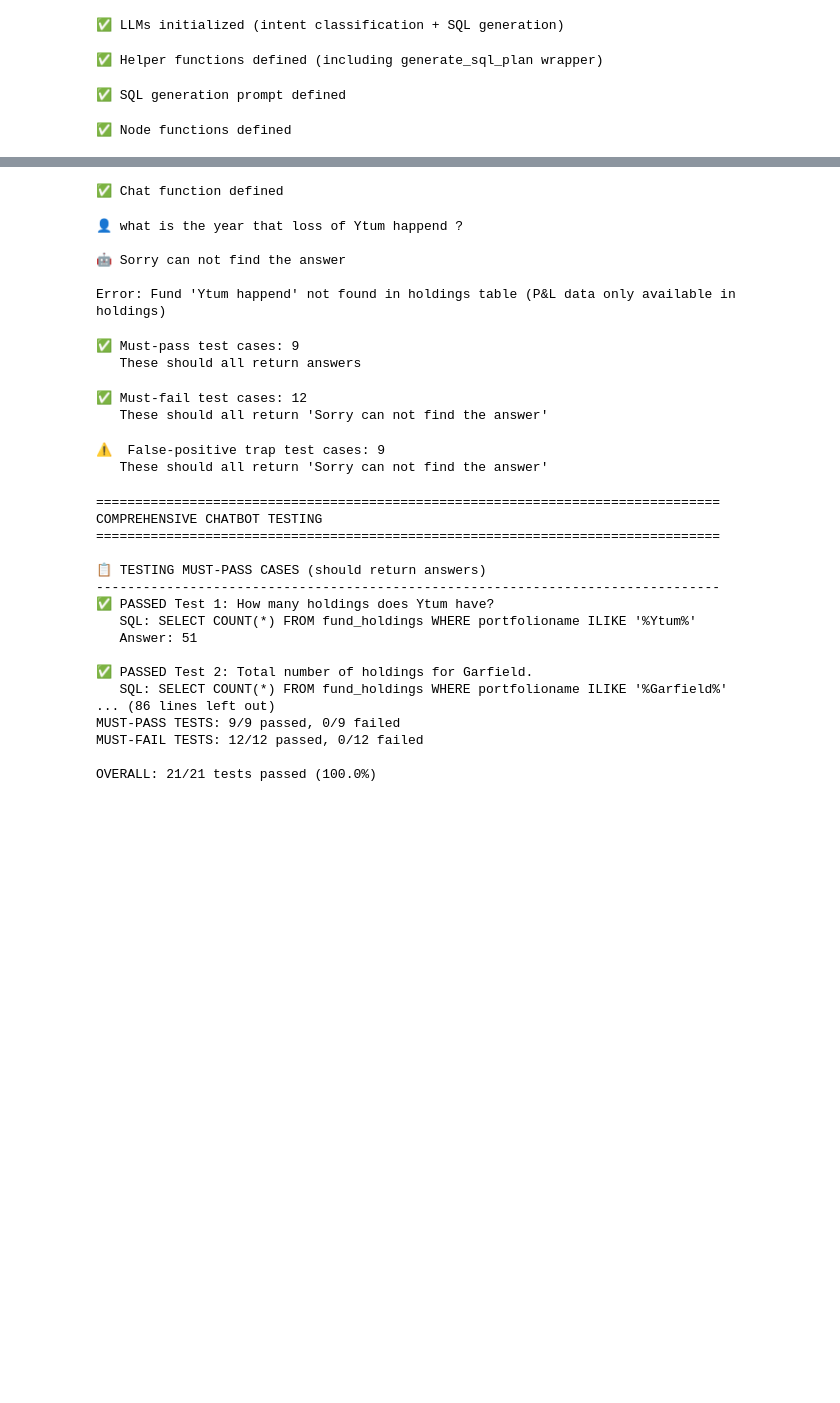
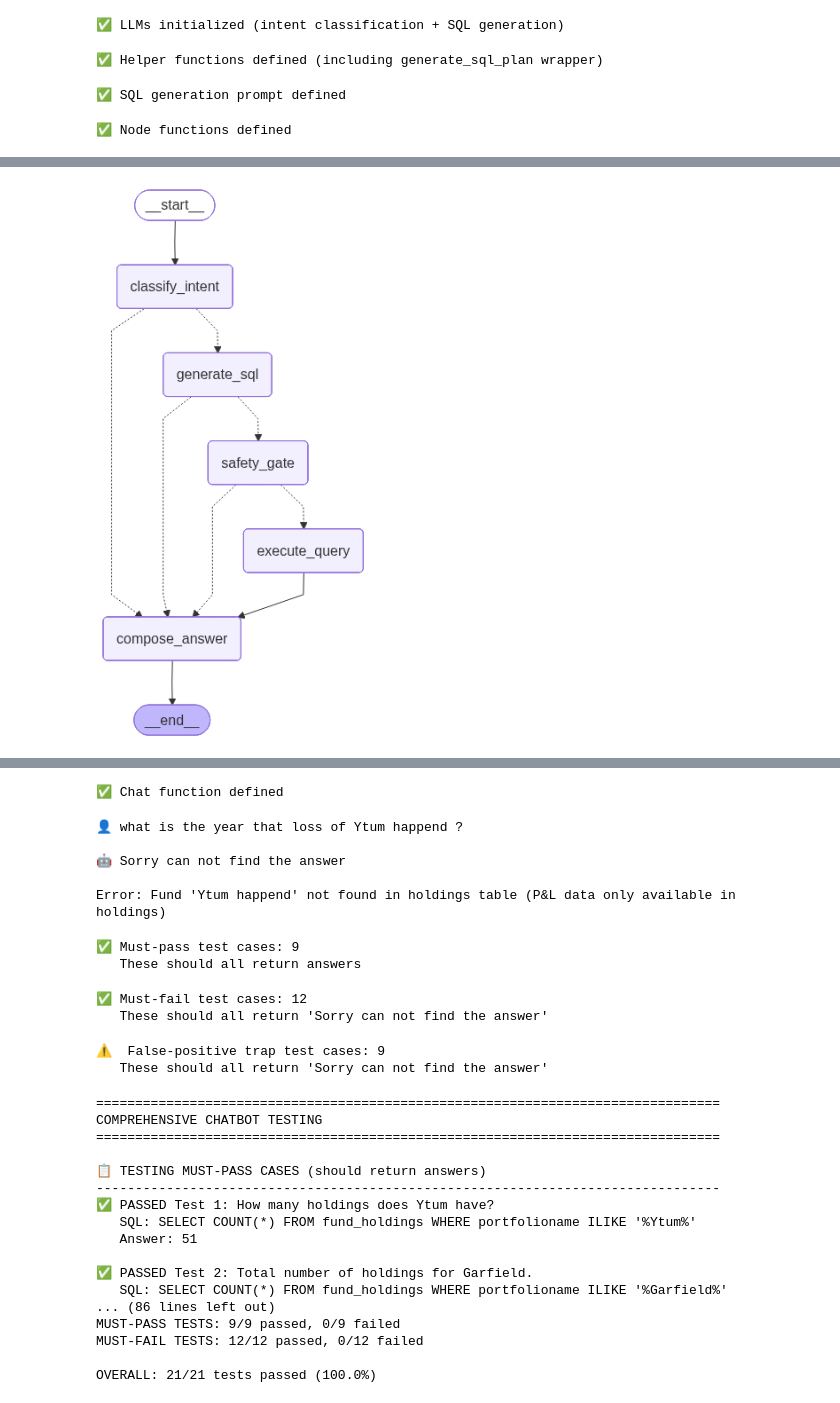
Before and after one commit to ssurendiran/loop-task, a Jupyter notebook: notebook2/02_test_chatbot.ipynb, the cells around one changed output, grey strips where cells are left out. Drawn from its saved outputs; the diff is of its cells as text; code cells hidden in the pictures; blank space fills up the shorter version.

```diff
--- a/notebook2/02_test_chatbot.ipynb
+++ b/notebook2/02_test_chatbot.ipynb
@@ -182,9 +175,9 @@ print("✅ Pydantic models defined (QueryIntent + SQLPlan + legacy SQLGeneration
 # Cell 5: LLM Setup
 # Two LLMs: one for intent classification (Layer B), one for SQL generation
 if OPENAI_API_KEY:
-    # LLM for SQL generation (uses SQLGenerationResponse for backward compatibility)
+    # LLM for SQL generation (uses SQLPlan directly)
     llm_base = ChatOpenAI(model=OPENAI_MODEL, temperature=SQL_GENERATION_TEMPERATURE)
-    llm = llm_base.with_structured_output(SQLGenerationResponse)
+    llm = llm_base.with_structured_output(SQLPlan)
 
     # LLM for intent classification (Layer B) - uses QueryIntent for strict output
     llm_intent = ChatOpenAI(model=OPENAI_MODEL, temperature=0.0)  # Lower temperature for classification
@@ -1427,10 +1414,63 @@ def create_chatbot():
         return "generate_sql"  # Proceed with SQL generation
 
     # Add conditional edge: routes based on intent
-    workflow.add_conditional_edges("classify_intent", route_after_intent)
-    # Linear edges: these nodes always run in sequence
-    workflow.add_edge("generate_sql", "safety_gate")
-    workflow.add_edge("safety_gate", "execute_query")
+    # Routing map helps LangGraph visualize the conditional paths
+    workflow.add_conditional_edges(
+        "classify_intent",
+        route_after_intent,
+        {
+            "compose_answer": "compose_answer",  # CANNOT_ANSWER path
+            "generate_sql": "generate_sql"       # Allowed intent path
+        }
+    )
+
+    # Conditional edge: if SQL generation failed, skip to compose_answer
+    def route_after_sql_generation(state: Dict[str, Any]) -> str:
+        """
+        Route after SQL generation.
+
+        Logic:
+        - If SQL generation failed (sql_generation_error exists), skip to compose_answer
+        - Otherwise, proceed to safety_gate
+        """
+        if state.get("sql_generation_error") or not state.get("sql"):
+            return "compose_answer"  # Skip safety gate and execution
+        return "safety_gate"  # Proceed with validation
+
+    # Routing map for SQL generation conditional edge
+    workflow.add_conditional_edges(
+        "generate_sql",
+        route_after_sql_generation,
+        {
+            "compose_answer": "compose_answer",  # SQL error path
+            "safety_gate": "safety_gate"         # SQL generated path
+        }
+    )
+
+    # Conditional edge: if SQL is unsafe, skip execution
+    def route_after_safety_gate(state: Dict[str, Any]) -> str:
+        """
+        Route after safety gate.
+
+        Logic:
+        - If SQL is unsafe (query_error exists), skip to compose_answer
+        - Otherwise, proceed to execute_query
+        """
+        if state.get("query_error"):
+            return "compose_answer"  # Skip execution
+        return "execute_query"  # Proceed with execution
+
+    # Routing map for safety gate conditional edge
+    workflow.add_conditional_edges(
+        "safety_gate",
+        route_after_safety_gate,
+        {
+            "compose_answer": "compose_answer",  # Unsafe SQL path
+            "execute_query": "execute_query"    # Safe SQL path
+        }
+    )
+
+    # Linear edge: execute_query always goes to compose_answer
     workflow.add_edge("execute_query", "compose_answer")
     workflow.add_edge("compose_answer", END)  # End of workflow
 
@@ -1441,5 +1481,34 @@ def create_chatbot():
 
 chatbot = create_chatbot()
 print("✅ Chatbot graph created")
+
+# Visualize the graph routing
+print("\n📊 Graph Routing Structure:")
+print("=" * 70)
+print("Entry Point: classify_intent")
+print("\nRouting Flow:")
+print("  classify_intent")
+print("    ├─ [CANNOT_ANSWER] → compose_answer → END")
+print("    └─ [Allowed Intent] → generate_sql")
+print("                          ├─ [SQL Error/No SQL] → compose_answer → END")
+print("                          └─ [SQL Generated] → safety_gate")
+print("                                                ├─ [Unsafe SQL] → compose_answer → END")
+print("                                                └─ [Safe SQL] → execute_query")
+print("                                                                  ↓")
+print("                                                              compose_answer")
+print("                                                                  ↓")
+print("                                                                  END")
+print("\n" + "=" * 70)
+
+# Display the graph structure using LangGraph's built-in visualization
+try:
+    from IPython.display import Image, display
+    # Get the graph visualization
+    graph_image = chatbot.get_graph().draw_mermaid_png()
+    display(Image(graph_image))
+    print("\n✅ Graph visualization displayed above")
+except Exception as e:
+    print(f"\n⚠️  Could not display graph image: {e}")
+    print("Graph structure shown in text format above")
 # %% [output]
 ✅ Chatbot graph created
@@ -1445,0 +1534 @@ print("✅ Chatbot graph created")
+[figure, added]
```
Also changed, not shown: parts of 3 cells of this notebook, 3 other files.
